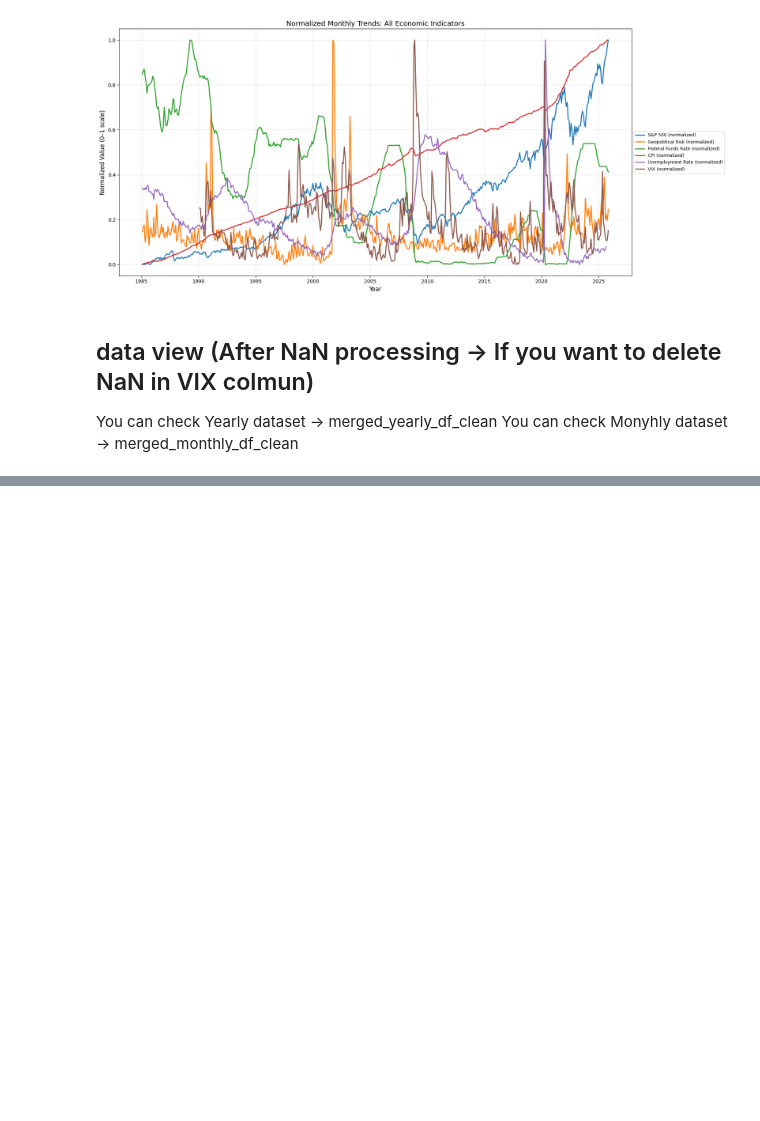
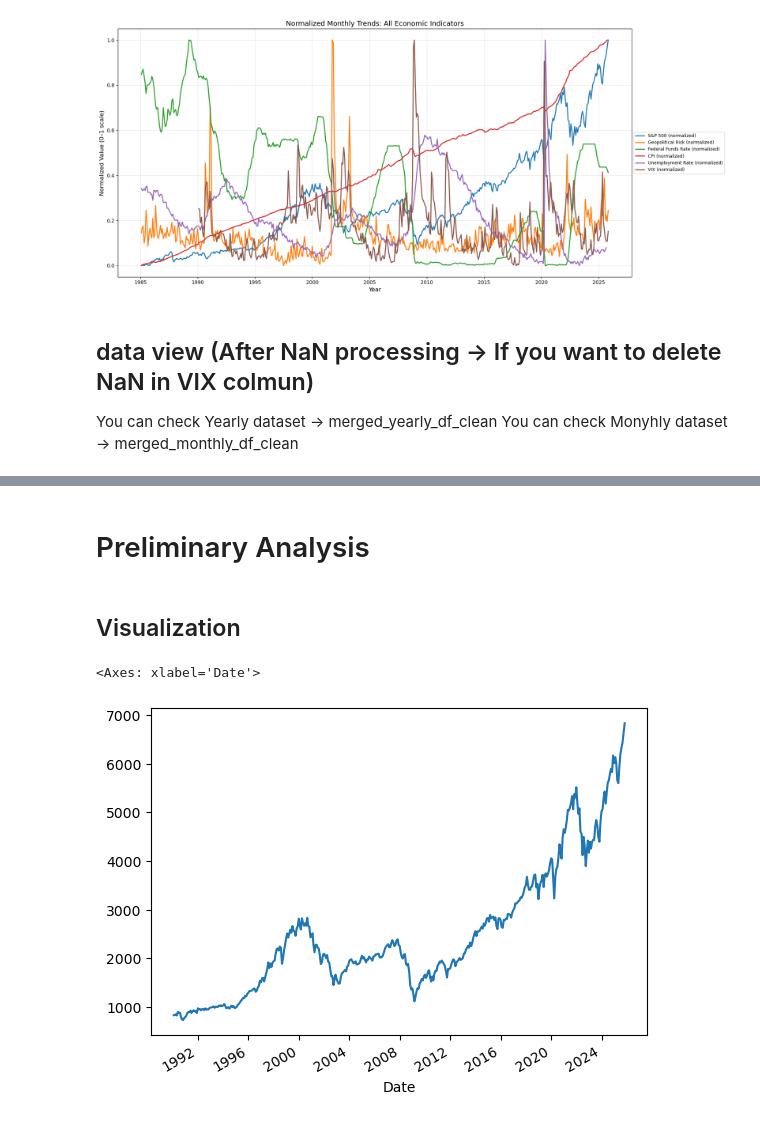
Before and after one commit to AL2024UCSD/sp500trends, a Jupyter notebook: andrew_notebook.ipynb, the cells around one changed output, grey strips where cells are left out. Saved outputs shown, nothing was run; the diff lists cells and outputs as text; code cells hidden in the pictures; blank space fills up the shorter version.

Commit message:
updated visualization, analysis

```diff
--- a/andrew_notebook.ipynb
+++ b/andrew_notebook.ipynb
@@ -348,0 +364,9 @@ merged_yearly_df_clean_with_changes = add_change_rate_columns(merged_yearly_df_c
+# %% [markdown]
+# Preliminary Analysis
+# %% [markdown]
+## Visualization
+# %%
+merged_monthly_df_clean_with_changes['SP500 Index Value ($)'].plot()
+# %% [output]
+<Axes: xlabel='Date'>
+[figure, added]
```
Also changed, not shown: parts of 11 cells of this notebook.
